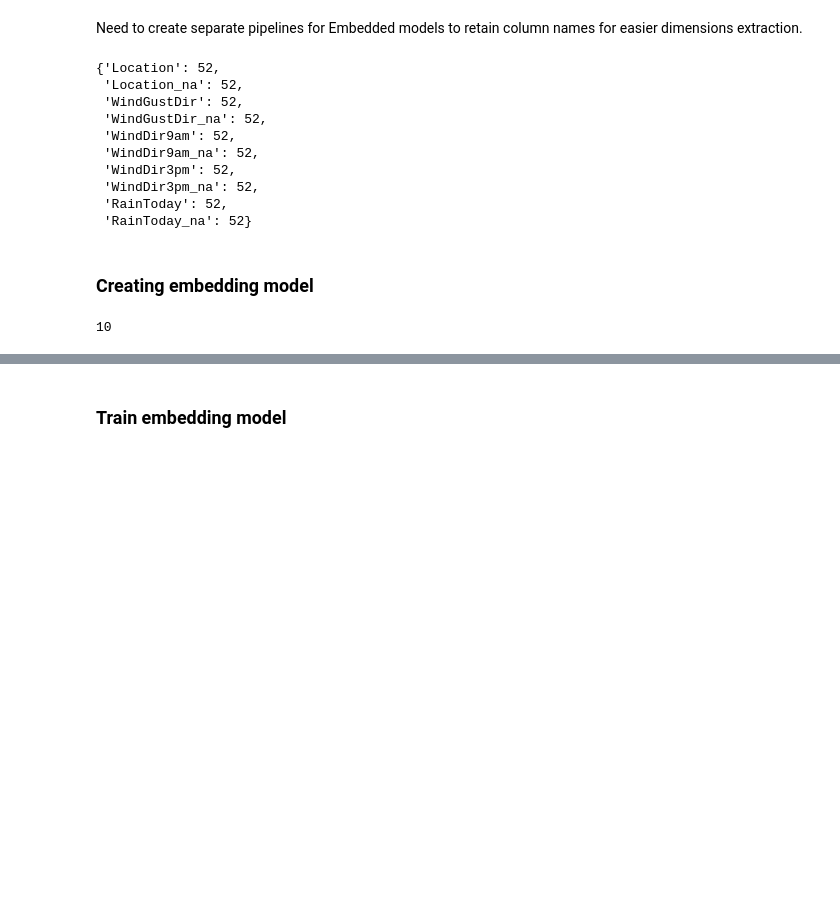
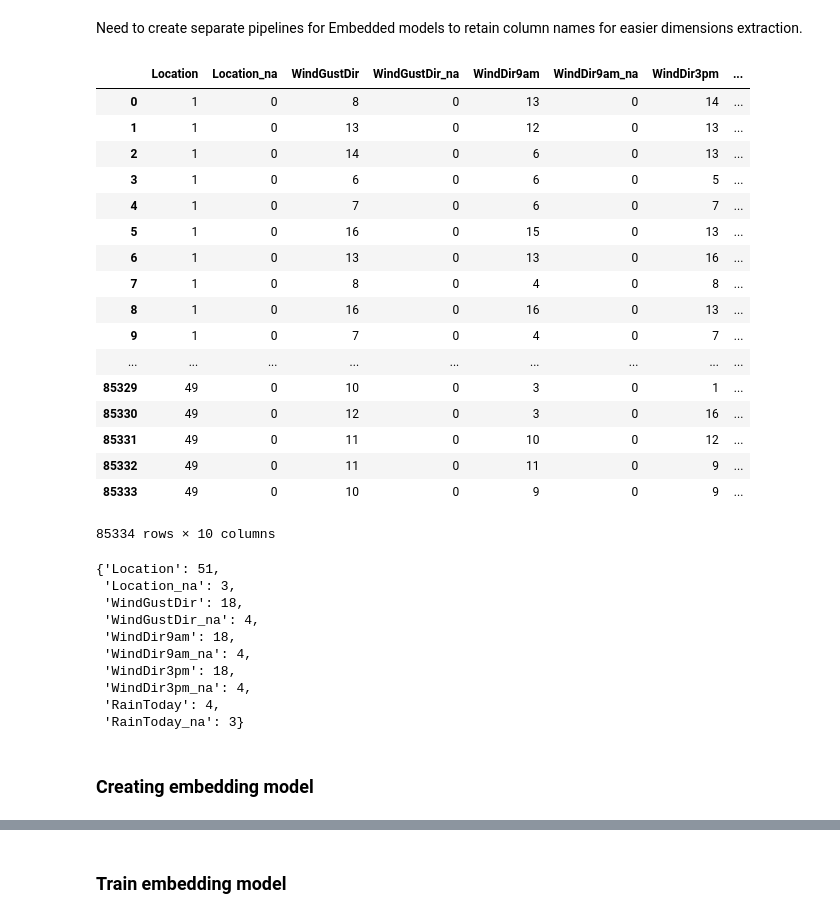
Before and after one commit to mjurkus/ai_bootcamp_6_td, a Jupyter notebook: Will_it_rain.ipynb, the cells around one changed output, grey strips where cells are left out. Cells and saved outputs as stored; diff of their text form; code cells hidden in the pictures; blank space fills up the shorter version.

```diff
--- a/Will_it_rain.ipynb
+++ b/Will_it_rain.ipynb
@@ -326,21 +326,42 @@ cat_prep_train_data = cat_pipeline.fit_transform(train_data[data_params.categori
 con_prep_train_data = num_pipeline.fit_transform(train_data[data_params.continuous])
 cat_prep_val_data = cat_pipeline.transform(val_data[data_params.categorical])
 con_prep_val_data = num_pipeline.transform(val_data[data_params.continuous])
+# %%
+cat_prep_train_data[cat_prep_train_data.columns]
+# %% [output]
+|  | Location | Location_na | WindGustDir | WindGustDir_na | WindDir9am | WindDir9am_na | WindDir3pm | ... |
+| 0 | 1 | 0 | 8 | 0 | 13 | 0 | 14 | ... |
+| 1 | 1 | 0 | 13 | 0 | 12 | 0 | 13 | ... |
+| 2 | 1 | 0 | 14 | 0 | 6 | 0 | 13 | ... |
+| 3 | 1 | 0 | 6 | 0 | 6 | 0 | 5 | ... |
+| 4 | 1 | 0 | 7 | 0 | 6 | 0 | 7 | ... |
+| 5 | 1 | 0 | 16 | 0 | 15 | 0 | 13 | ... |
+| 6 | 1 | 0 | 13 | 0 | 13 | 0 | 16 | ... |
+| 7 | 1 | 0 | 8 | 0 | 4 | 0 | 8 | ... |
+| 8 | 1 | 0 | 16 | 0 | 16 | 0 | 13 | ... |
+| 9 | 1 | 0 | 7 | 0 | 4 | 0 | 7 | ... |
+| ... | ... | ... | ... | ... | ... | ... | ... | ... |
+| 85329 | 49 | 0 | 10 | 0 | 3 | 0 | 1 | ... |
+| 85330 | 49 | 0 | 12 | 0 | 3 | 0 | 16 | ... |
+| 85331 | 49 | 0 | 11 | 0 | 10 | 0 | 12 | ... |
+| 85332 | 49 | 0 | 11 | 0 | 11 | 0 | 9 | ... |
+| 85333 | 49 | 0 | 10 | 0 | 9 | 0 | 9 | ... |
+85334 rows × 10 columns
 # %%
 cat_feature_dims = {cat_col: len(np.unique(
-    cat_prep_train_data[cat_prep_train_data.columns])) + 2 for cat_col in cat_prep_train_data.columns}
+    cat_prep_train_data[cat_col])) + 2 for cat_col in cat_prep_train_data.columns}
 cat_feature_dims
 # %% [output]
-{'Location': 52,
- 'Location_na': 52,
- 'WindGustDir': 52,
- 'WindGustDir_na': 52,
- 'WindDir9am': 52,
- 'WindDir9am_na': 52,
- 'WindDir3pm': 52,
- 'WindDir3pm_na': 52,
- 'RainToday': 52,
- 'RainToday_na': 52}
+{'Location': 51,
+ 'Location_na': 3,
+ 'WindGustDir': 18,
+ 'WindGustDir_na': 4,
+ 'WindDir9am': 18,
+ 'WindDir9am_na': 4,
+ 'WindDir3pm': 18,
+ 'WindDir3pm_na': 4,
+ 'RainToday': 4,
+ 'RainToday_na': 3}
 # %%
 prep_train_data = np.concatenate((cat_prep_train_data.values, con_prep_train_data), axis=1)
 prep_val_data = np.concatenate((cat_prep_val_data.values, con_prep_val_data), axis=1)
@@ -391,14 +412,12 @@ def make_embedding_model(
 # %%
 nn_embedded_model = make_embedding_model(
     cat_feature_dims = cat_feature_dims,
-    n_cont_features = len(con_prep_train_data),
+    n_cont_features = len(con_prep_train_data[0]),
     layer_size=256,
-    dropout_rate=0.1,
-    l2_regularization=1e-8,
+    dropout_rate=0.3,
+    l2_regularization=1e-4,
     n_layers=3,
 )
-# %% [output]
-10
 # %%
 nn_embedded_model.compile(
     optimizer=tf.keras.optimizers.Adam(1e-3),
```
Also changed, not shown: parts of 9 cells of this notebook.
